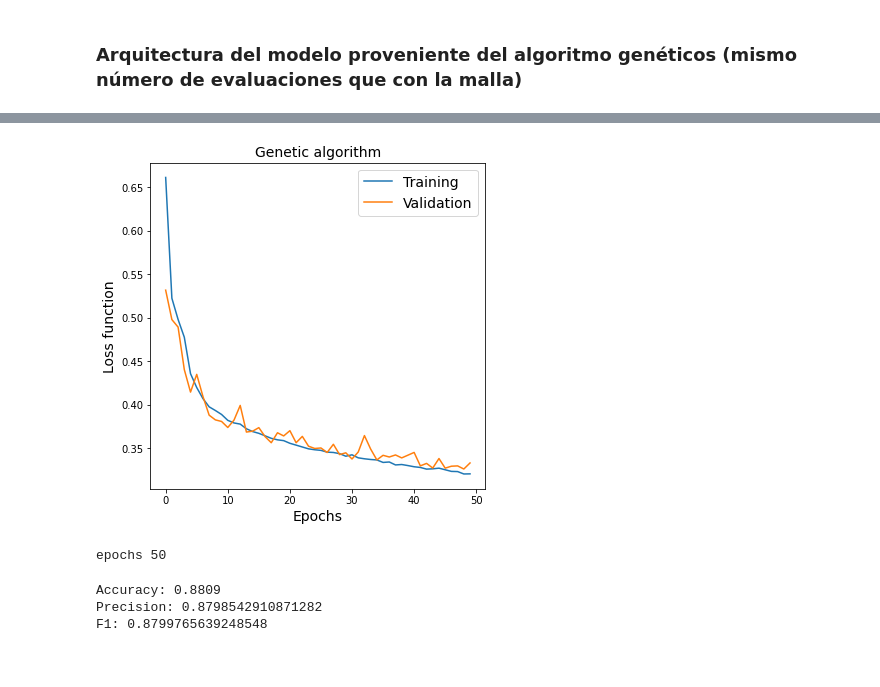
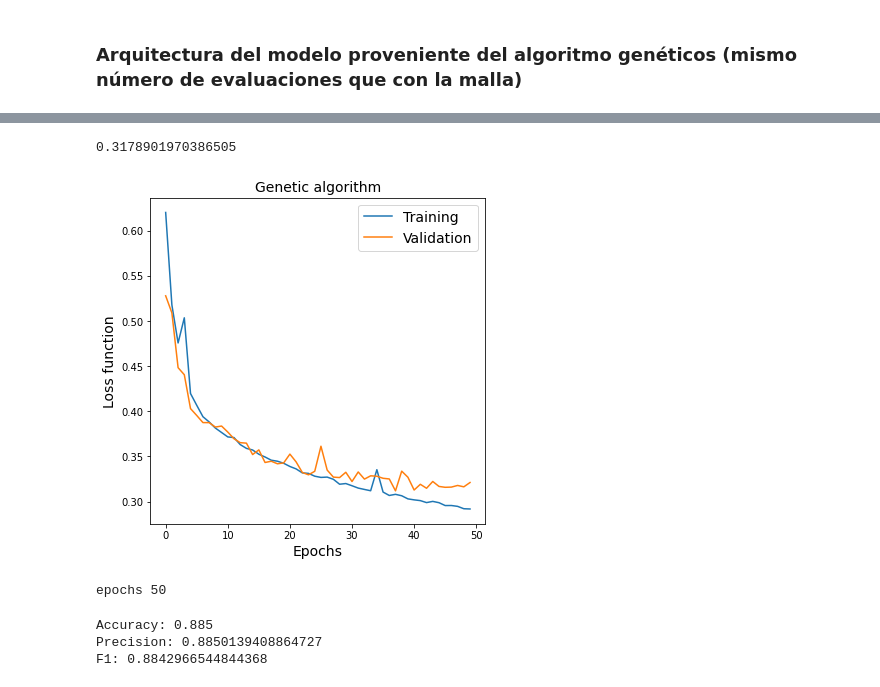
Before and after one commit to igomezv/cosmo_tools, a Jupyter notebook: models/neural/nnogada/dirty_notebooks/overleaf_notebooks_v1/classification.ipynb, the cells around one changed output, grey strips where cells are left out. Saved outputs shown, nothing was run; the diff lists cells and outputs as text; code cells hidden in the pictures.

```diff
--- a/models/neural/nnogada/dirty_notebooks/overleaf_notebooks_v1/classification.ipynb
+++ b/models/neural/nnogada/dirty_notebooks/overleaf_notebooks_v1/classification.ipynb
@@ -227,8 +227,8 @@ F1: 0.8781489865345146
 ### Arquitectura del modelo proveniente del algoritmo genéticos (mismo número de evaluaciones que con la malla)
 # %%
 t = time.time(); t_total = 0
-deep_layers = 4
-num_units = 50
+deep_layers = 3
+num_units = 200
 learning_rate = 1e-3
 epochs = 50
 
@@ -298,17 +298,19 @@ plt.savefig("classification_genetic_cm.png")
 # %%
 fig = plt.figure(figsize=(6,6))
 ax = fig.add_subplot(111)
 plt.plot(train2.history['loss'], label='Training')
 plt.plot(train2.history['val_loss'], label='Validation')
 # plt.ylim(0.25, 0.65)
 ax.yaxis.set_major_formatter(FormatStrFormatter('%.2f'))
 plt.ylabel('Loss function', fontsize=14)
 plt.xlabel('Epochs', fontsize=14)
 plt.legend(loc='upper right', fontsize=14)
 plt.title("Genetic algorithm", fontsize=14)
 plt.savefig("classification_genetic_loss.png")
+np.min(train1.history['loss'])
 # %% [output]
+0.3178901970386505
-[figure, old version]
+[figure, new version]
 # %%
 model2.save("models/classification_genetic.h5")
 # %%
@@ -326,6 +328,6 @@ print("Accuracy:", am)
 print("Precision:", pm)
 print("F1:", fm)
 # %% [output]
-Accuracy: 0.8809
-Precision: 0.8798542910871282
-F1: 0.8799765639248548
+Accuracy: 0.885
+Precision: 0.8850139408864727
+F1: 0.8842966544844368
```
Also changed, not shown: parts of 3 cells of this notebook, 2 other files.
